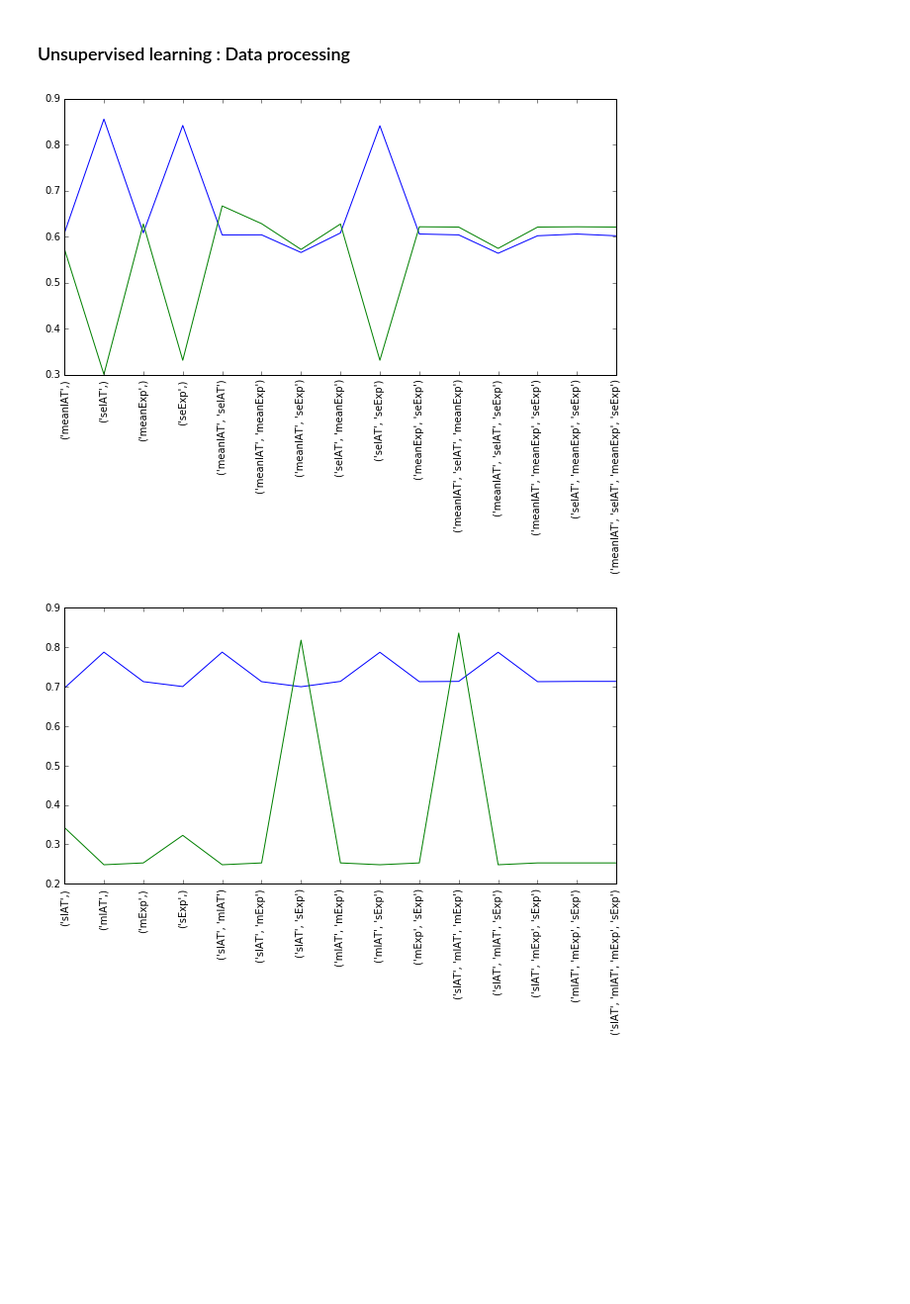
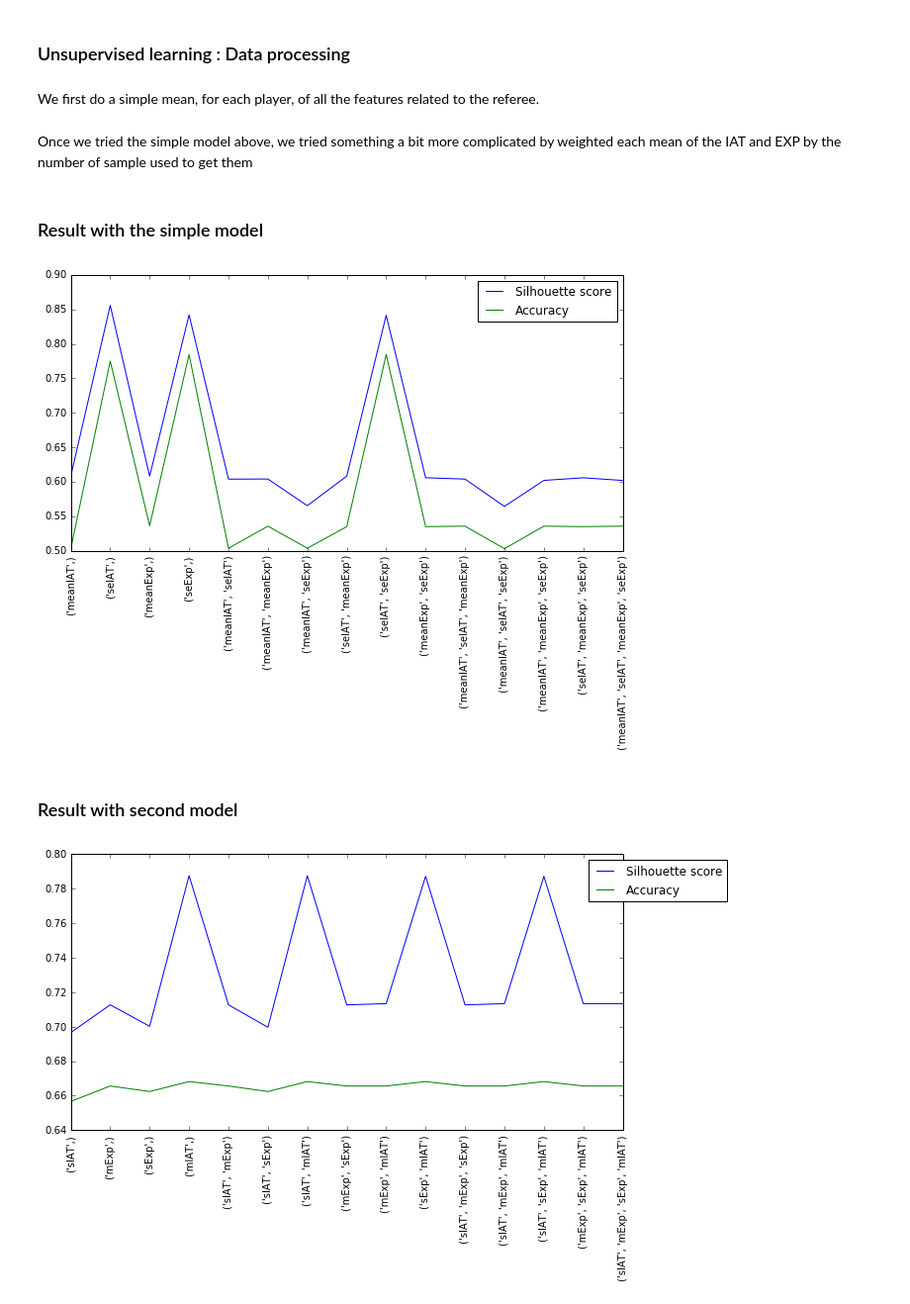
Before and after one commit to Gronlaen/data-analytics-homeworks, a Jupyter notebook: 04 - Applied ML/HW4.ipynb, the cells around one changed output. Shown at 99% size. Cells and saved outputs as stored; diff of their text form; code cells hidden in the pictures; blank space fills up the shorter version.

```diff
--- a/04 - Applied ML/HW4.ipynb
+++ b/04 - Applied ML/HW4.ipynb
@@ -146,8 +206,12 @@ Several parameters were tried for the classifier, only the max depth of the tree
 # %% [markdown]
 ### Feature Importance
 # %%
-importances = model.feature_importances_
-std = np.std([tree.feature_importances_ for tree in model.estimators_],
+final_model = RandomForestClassifier(n_estimators=20, max_depth=10)
+final_model.fit(X, y)
+
+
+importances = final_model.feature_importances_
+std = np.std([tree.feature_importances_ for tree in final_model.estimators_],
              axis=0)
 indices = np.argsort(importances)[::-1]
 
@@ -256,17 +320,21 @@ Observations.
 * by keeping only subsets of the 8 relevant features, we see that the exact ordering of the feature importance changes but the relative difference of importance is negligible. Thus we can conclude that there is not substantial difference in the feature importance.
 # %% [markdown]
 ### Unsupervised learning : Data processing
+# %% [markdown]
+We first do a simple mean, for each player, of all the features related to the referee.
 # %%
-basic = df[['meanIAT', 'nIAT', 'seIAT', 'meanExp', 'nExp', 'seExp']]
+basic = df[['meanIAT', 'nIAT', 'seIAT', 'meanExp', 'nExp', 'seExp']] #Select the feature to use
 basic.dropna(subset=['meanIAT', 'nIAT', 'seIAT', 'meanExp', 'nExp', 'seExp'], inplace=True)
 
 
-ref_basic = basic.groupby(level=0).mean()
-ref_basic.drop(['nIAT', 'nExp'], axis=1, inplace=True)
+ref_basic = basic.groupby(level=0).mean() #groupby player and apply the mean for each feature
+ref_basic.drop(['nIAT', 'nExp'], axis=1, inplace=True) #drop the sample size are they are not meaningful in this case
 
-df2 = df[['rater1', 'rater2']].groupby(df.index).first()
-df2['skin'] = df2.apply(lambda x: (x['rater1'] + x['rater2'])/2, axis=1)
-skin = df2['skin'] > 0.5
+df2 = df[['rater1', 'rater2']].groupby(df.index).first() #get the skin color rate of the original dataframe
+df2['skin'] = df2.apply(lambda x: (x['rater1'] + x['rater2'])/2, axis=1) #compute the mean of the rates
+skin = df2['skin'] < 0.5 #threshold the skin rate
+# %% [markdown]
+Once we tried the simple model above, we tried something a bit more complicated by weighted each mean of the IAT and EXP by the number of sample used to get them
 # %%
 import warnings
 warnings.filterwarnings('ignore')
@@ -297,6 +369,7 @@ ref['sExp'] = ref['sExp']/ref['nExp']
 
 ref.drop(['nIAT', 'nExp'], axis=1, inplace=True)
 # %%
+#Method to apply kMean on the data, calculate the accuracy and the silhouette score
 def cluster(ref, col):
 
     sil = []
@@ -305,9 +378,11 @@ def cluster(ref, col):
 
     for i in col:
         for j in i:
-            kMean = sklearn.cluster.KMeans(n_clusters=2, init='k-means++', n_init=10).fit(ref[list(j)])
-            silhouette = sklearn.metrics.silhouette_score(ref[list(j)], kMean.labels_)
-            f1_score = max(sklearn.metrics.f1_score(skin, kMean.labels_, average='weighted'), sklearn.metrics.f1_score(~skin, kMean.labels_, average='weighted'))
+            kMean = sklearn.cluster.KMeans(n_clusters=2, init='k-means++', n_init=10).fit(ref[list(j)]) #kmean clustering
+            silhouette = sklearn.metrics.silhouette_score(ref[list(j)], kMean.labels_) #Calculate silhouette score
+            #Calculate accuracy. We Use max because we don't know which category represent "white" and which represent "Black"
+            f1_score = max(sklearn.metrics.accuracy_score(skin, kMean.labels_),
+                           sklearn.metrics.accuracy_score(~skin, kMean.labels_))
             sil.append(silhouette)
             f1.append(f1_score)
             feature.append(j)
@@ -326,16 +405,22 @@ for r in range(1,5):
 sil_basic, f1_basic, feature_basic = cluster(ref_basic, col1)
 sil, f1, feature = cluster(ref, col)
+# %% [markdown]
+### Result with the simple model
 # %%
 plt.figure(figsize=(10,5))
-plt.plot(range(15), sil_basic)
-plt.plot(range(15), f1_basic)
+plt.plot(range(15), sil_basic, label='Silhouette score')
+plt.plot(range(15), f1_basic, label='Accuracy')
 plt.xticks(range(15),feature_basic, rotation='vertical');
+plt.legend();
 # %% [output]
-[figure, old version]
+[figure, new version]
+# %% [markdown]
+### Result with second model
 # %%
 plt.figure(figsize=(10,5))
-plt.plot(range(15), sil)
-plt.plot(range(15), f1)
+plt.plot(range(15), sil, label='Silhouette score')
+plt.plot(range(15), f1, label='Accuracy')
+plt.legend(bbox_to_anchor=(1.2, 1));
 plt.xticks(range(15),feature, rotation='vertical');
 # %% [output]
-[figure, old version]
+[figure, new version]
```
Also changed, not shown: parts of 17 cells of this notebook.
